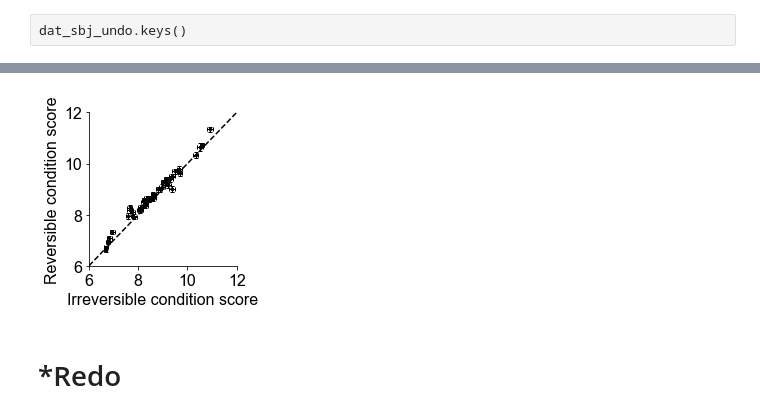
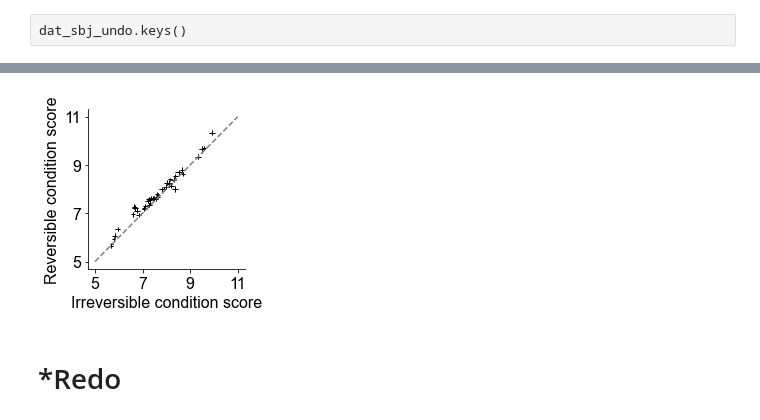
Before and after one commit to sherrybao222/Road_Construction, a Jupyter notebook: analysis/final_analysis/figure_dk_20250125.ipynb, the cells around one changed output, grey strips where cells are left out. Drawn from its saved outputs; the diff is of its cells as text; code cells hidden in the pictures.

```diff
--- a/analysis/final_analysis/figure_dk_20250125.ipynb
+++ b/analysis/final_analysis/figure_dk_20250125.ipynb
@@ -49,9 +55,13 @@ data_dir  = 'data/preprocessed'
 out_dir = home_dir + 'figures/figures_final/'
 R_out_dir = home_dir + 'R_analysis_data/'
 # %%
+data_choice_level = pd.read_csv(R_out_dir +  'choice_level/choicelevel_data.csv')
+data_choice_level = df_choice_add_features(data_choice_level)
+
 data_puzzle_level = pd.read_csv(R_out_dir +  'data.csv')
+data_puzzle_level = df_map_add_features(data_puzzle_level, data_choice_level)
 puzzleID_order_data = data_puzzle_level.sort_values(["subjects","puzzleID"])
-data_choice_level = pd.read_csv(R_out_dir +  'choice_level/choicelevel_data.csv')
+
 
 single_condition_data = puzzleID_order_data[puzzleID_order_data['condition']==1].copy()
 single_condition_data = single_condition_data.reset_index()
@@ -4487,39 +4519,35 @@ print(sem_cond.shape)
 # %%
 %matplotlib inline
 plt.rcParams.update({'font.size': font_size})
-mean_cond = np.mean(nct_cond_versus_cond, axis=0)
-sem_cond = np.std(nct_cond_versus_cond, axis=0) / np.sqrt(nct_cond_versus_cond.shape[0])
+
 fig, ax = plt.subplots(figsize=(3, 3))
 
 
 # # font size of the figure
 # plt.rcParams['font.family'] = 'Arial'
 # plt.rcParams['font.size'] = 12
 
 # scatter plot with x and y error bars that are sem_cond[:,0] and sem_cond[:,1]
-ax.errorbar(mean_cond[:,0], mean_cond[:,1], xerr=sem_cond[:,0], yerr=sem_cond[:,1], fmt='.', color='black', ecolor='black', elinewidth=1, capsize=2, markersize=5)
+ax.errorbar(mean_cond[:,0], mean_cond[:,1],
+            xerr=sem_cond[:,0], yerr=sem_cond[:,1], fmt='.',
+            color='black', ecolor='black',
+            elinewidth=1, capsize=0.1, markersize=0.1)
 
 # plot the line y=x
-ax.plot([6, 12], [6, 12], color='black', linestyle='--')
-
-# xlim ylim
-ax.set_xlim([6, 12])
-ax.set_ylim([6, 12])
+ax.plot([5, 11], [5, 11], color='grey', linestyle='--')
 
 # xticks ans yticks
-ax.set_xticks([6, 8, 10, 12])
-ax.set_yticks([6, 8, 10, 12])
-
-
+ax.set_xticks([5, 7, 9, 11])
+ax.set_yticks([5, 7, 9, 11])
 
 # save figure
 plt.tight_layout()
 # xtitle ytitle
 ax.set_xlabel('Irreversible condition score')
 ax.set_ylabel('Reversible condition score')
 plt.savefig(out_dir + 'num_cities_score_scatter' + save_mode, dpi=300, bbox_inches='tight')
 # %% [output]
-[figure, old version]
+[figure, new version]
 # %% [markdown]
 # *Redo
 # %% [markdown]
```
Also changed, not shown: parts of 6 cells of this notebook, 4 other files.
